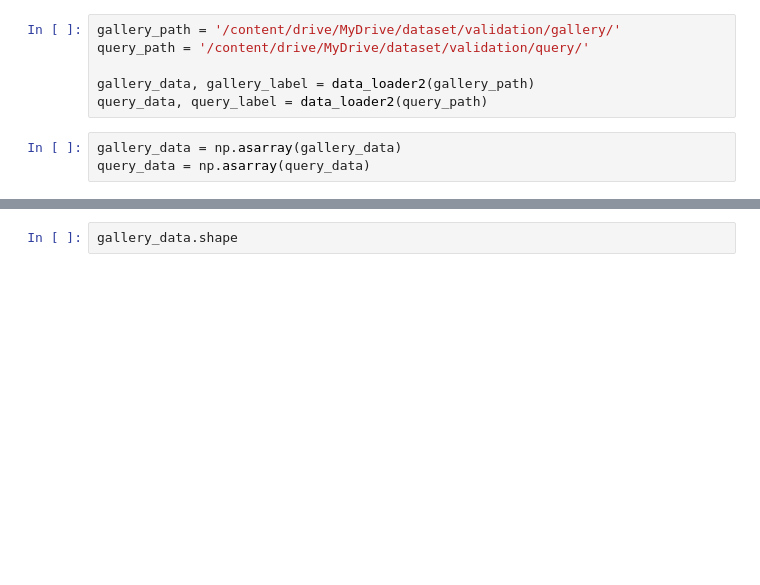
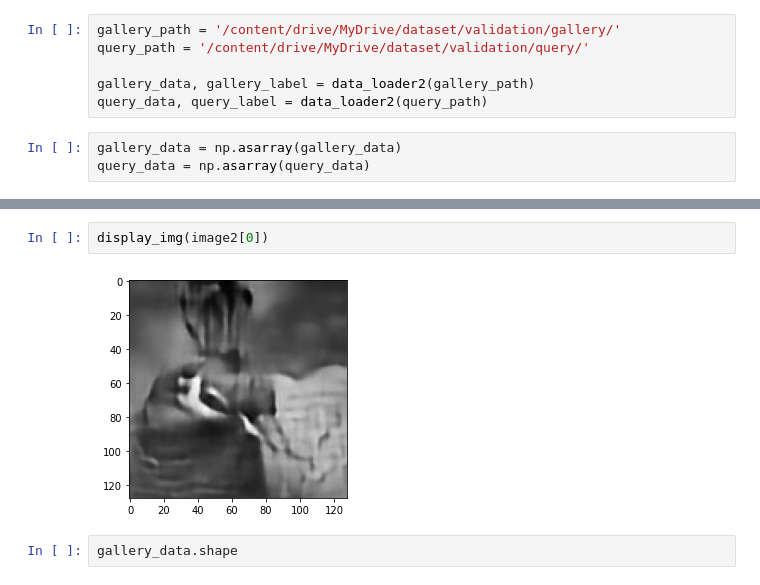
Before and after one commit to DMMP0/ItML, a Jupyter notebook: n+1_sima_prova.ipynb, the cells around one changed output, grey strips where cells are left out. Cells and saved outputs as stored; diff of their text form; blank space fills up the shorter version.

```diff
--- a/n+1_sima_prova.ipynb
+++ b/n+1_sima_prova.ipynb
@@ -208,3 +205,7 @@ query_data = np.asarray(query_data)
+# %%
+display_img(image2[0])
+# %% [output]
+[figure, added]
 # %%
 gallery_data.shape
 # %% [output]
```
Also changed, not shown: parts of 22 cells of this notebook.
